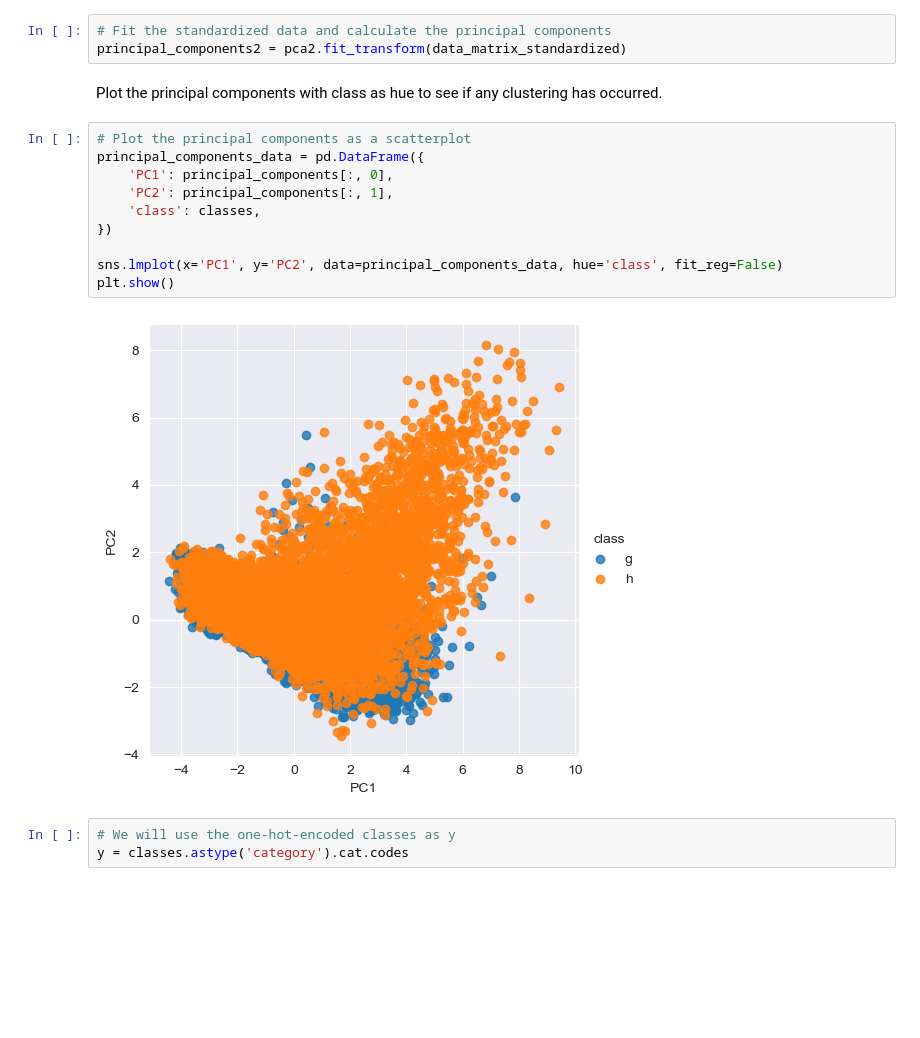
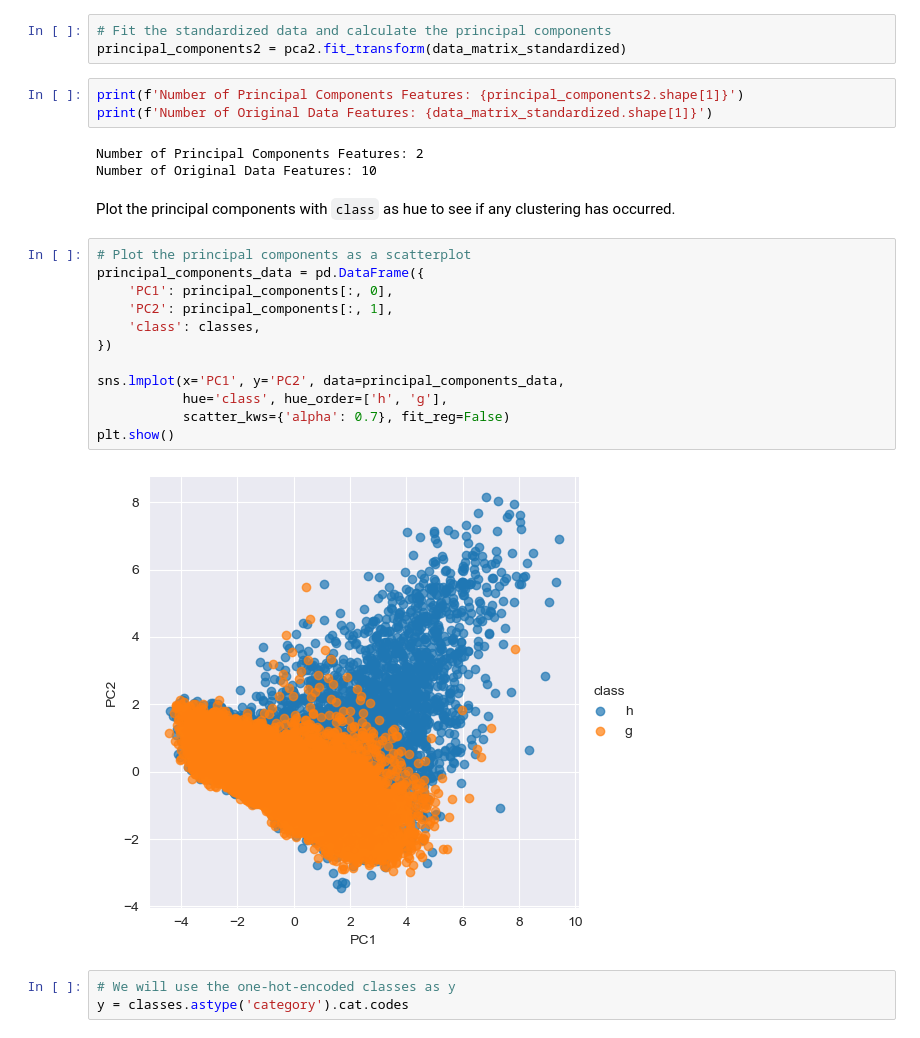
Before and after one commit to pineapple-bois/particle-classification, a Jupyter notebook: classify_particles.ipynb, the cells around one changed output. Saved outputs shown, nothing was run; the diff lists cells and outputs as text; blank space fills up the shorter version.

Commit message:
Updated plot

```diff
--- a/classify_particles.ipynb
+++ b/classify_particles.ipynb
@@ -140,20 +161,28 @@ pca2 = PCA(n_components=2)
 # %%
 # Fit the standardized data and calculate the principal components
 principal_components2 = pca2.fit_transform(data_matrix_standardized)
+# %%
+print(f'Number of Principal Components Features: {principal_components2.shape[1]}')
+print(f'Number of Original Data Features: {data_matrix_standardized.shape[1]}')
+# %% [output]
+Number of Principal Components Features: 2
+Number of Original Data Features: 10
 # %% [markdown]
-Plot the principal components with class as hue to see if any clustering has occurred.
+Plot the principal components with `class` as hue to see if any clustering has occurred.
 # %%
 # Plot the principal components as a scatterplot
 principal_components_data = pd.DataFrame({
     'PC1': principal_components[:, 0],
     'PC2': principal_components[:, 1],
     'class': classes,
 })
 
-sns.lmplot(x='PC1', y='PC2', data=principal_components_data, hue='class', fit_reg=False)
+sns.lmplot(x='PC1', y='PC2', data=principal_components_data,
+           hue='class', hue_order=['h', 'g'],
+           scatter_kws={'alpha': 0.7}, fit_reg=False)
 plt.show()
 # %% [output]
-[figure, old version]
+[figure, new version]
 # %%
 # We will use the one-hot-encoded classes as y
 y = classes.astype('category').cat.codes
```
Also changed, not shown: parts of 7 cells of this notebook.
